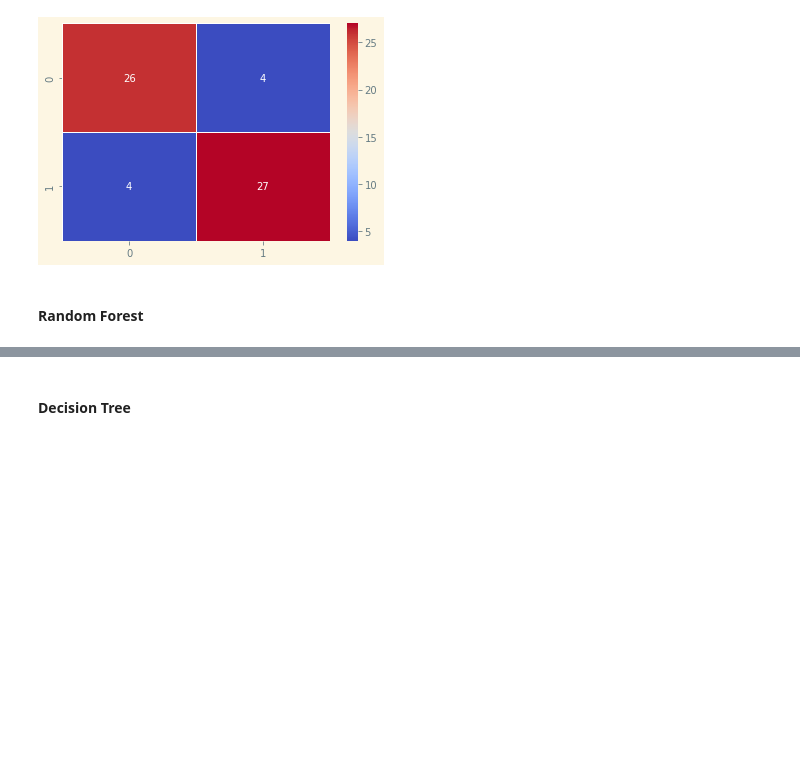
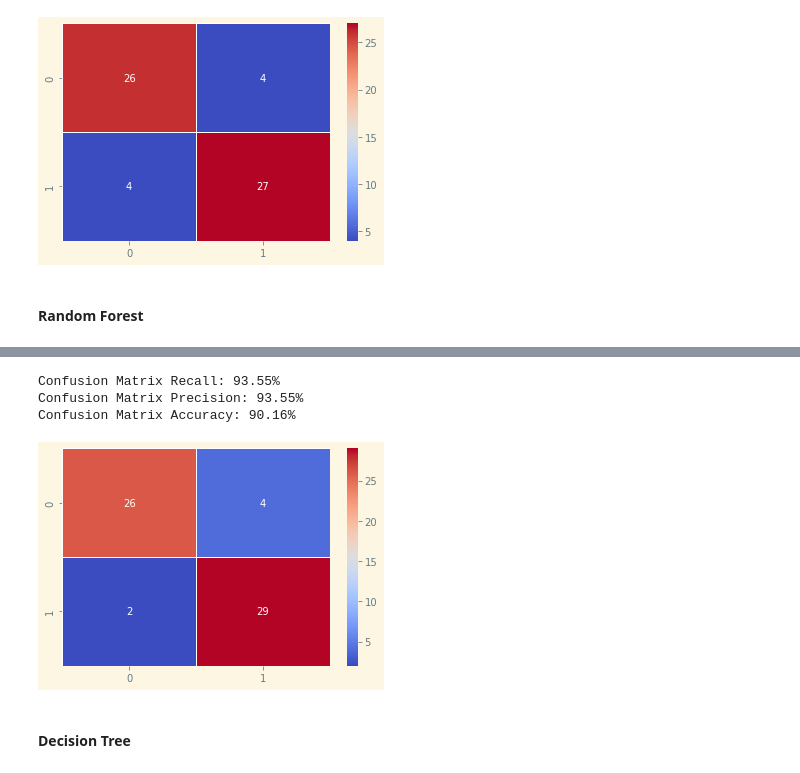
Before and after one commit to shadowbane/PYTN_Prakerja_Adli, a Jupyter notebook: PYTN_Prakerja_Adli.ipynb, the cells around one changed output, grey strips where cells are left out. Cells and saved outputs as stored; diff of their text form; code cells hidden in the pictures; blank space fills up the shorter version.

Commit message:
Added confusion matrix to Random Forest

```diff
--- a/PYTN_Prakerja_Adli.ipynb
+++ b/PYTN_Prakerja_Adli.ipynb
@@ -342,3 +342,28 @@ Machine Learning Accuracy with Random Forest: 86.89%
+# %%
+#### Confusion Matrix
+sns.heatmap(confusion_matrix(y_test, yPrediction), annot=True, linewidths=1, cmap="coolwarm")
+
+tn, fp, fn, tp = confusion_matrix(y_test, randomForest.predict(x_test)).ravel()
+
+# Confusion Matrix Recall
+# TP / (TP+FN)
+recall = tp / (tp+fn)
+print(f"Confusion Matrix Recall: {(recall)*100:0.2f}%")
+
+# Confusion Matrix Precision
+# TP / (TP+FP)
+precision = tp / (tp+fn)
+print(f"Confusion Matrix Precision: {(precision)*100:0.2f}%")
+
+# Confusion Matrix Accuracy
+# (TP+TN) / (TP+TN+FP+FN)
+accuracy = (tp+tn) / (tp+tn+fp+fn)
+print(f"Confusion Matrix Accuracy: {(accuracy)*100:0.2f}%")
+# %% [output]
+Confusion Matrix Recall: 93.55%
+Confusion Matrix Precision: 93.55%
+Confusion Matrix Accuracy: 90.16%
+[figure, added]
 # %% [markdown]
 #### Decision Tree
 # %%
```
Also changed, not shown: parts of 7 cells of this notebook.
